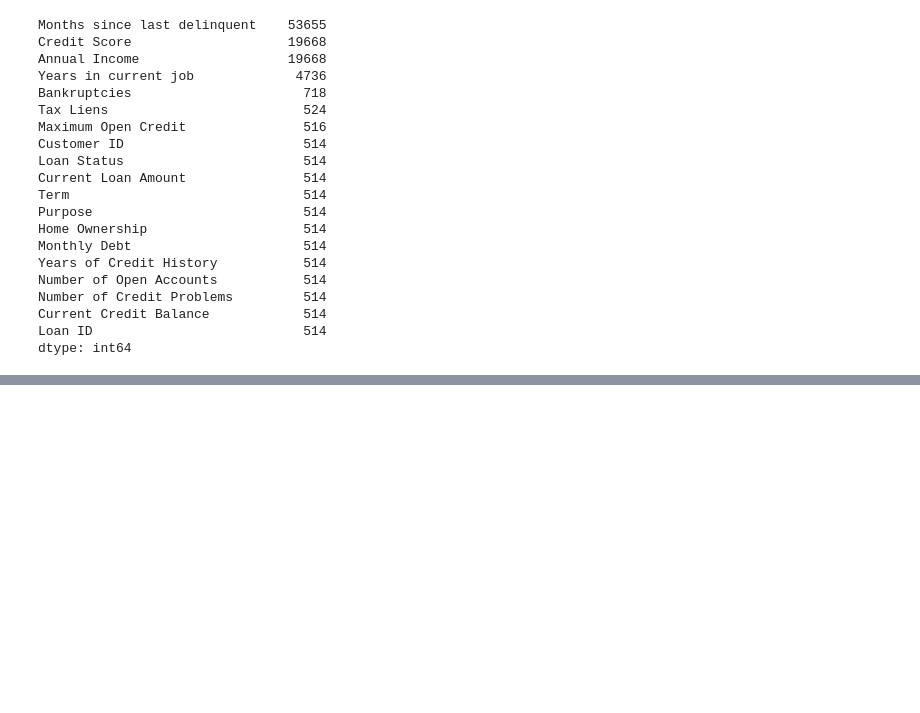
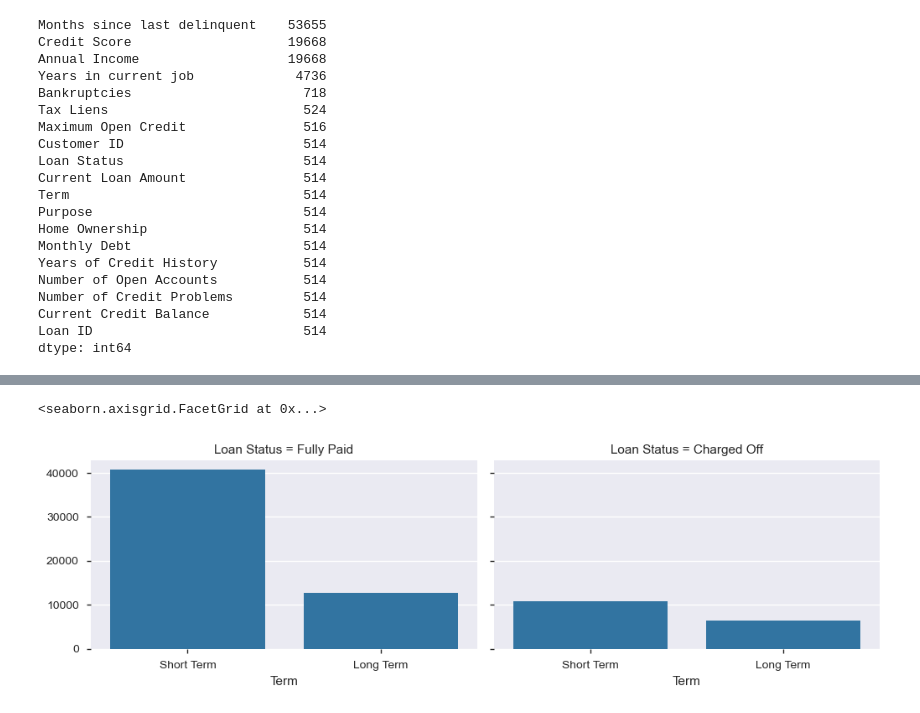
Before and after one commit to hiki0505/Data-Science-Projects, a Jupyter notebook: Banking/Bank Loan Status.ipynb, the cells around one changed output, grey strips where cells are left out. Drawn from its saved outputs; the diff is of its cells as text; code cells hidden in the pictures; blank space fills up the shorter version.

```diff
--- a/Banking/Bank Loan Status.ipynb
+++ b/Banking/Bank Loan Status.ipynb
@@ -439,0 +198,2 @@ Accuracy Train:  81.93903819129224
+# %%
+dffinal = diwmmv(dffinal)
@@ -439,0 +326,10 @@ Accuracy Train:  81.93903819129224
+# %%
+# Term - Loan Status dependency
+grid = sns.FacetGrid(dffinal,col='Loan Status', size=3.2, aspect=1.6)
+grid.map(sns.countplot, 'Term')
+
+# Either people with short term or with long term, both have bigger chance to get loan
+# Not the most important feature so far
+# %% [output]
+<seaborn.axisgrid.FacetGrid at 0x...>
+[figure, added]
```
Also changed, not shown: parts of 142 cells of this notebook, 8 other files.
